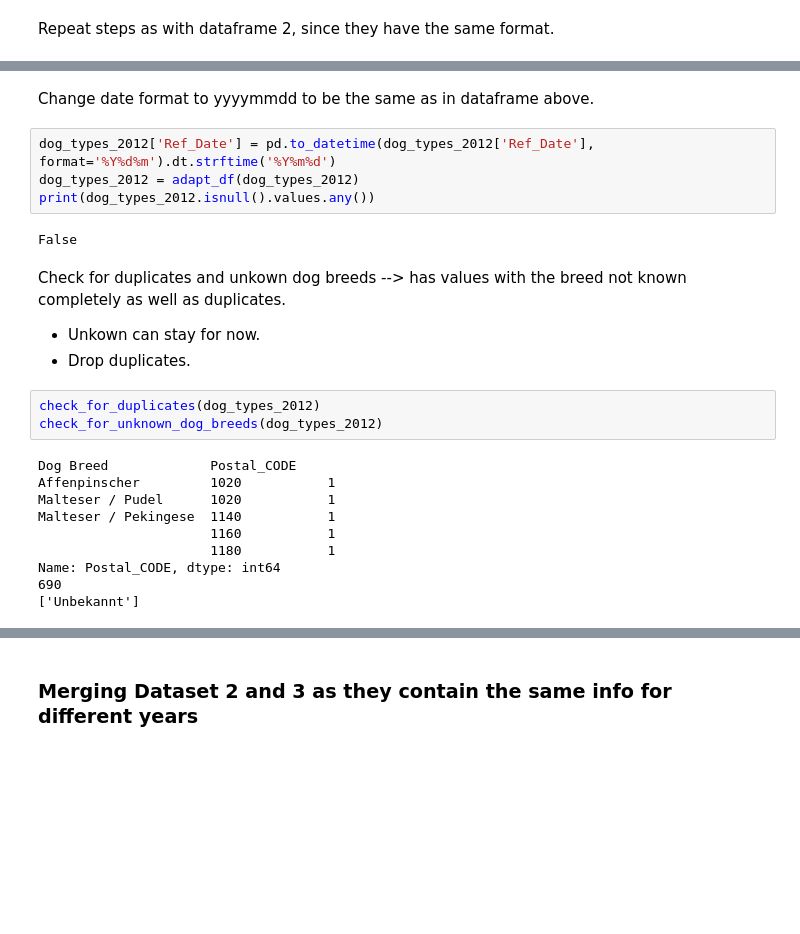
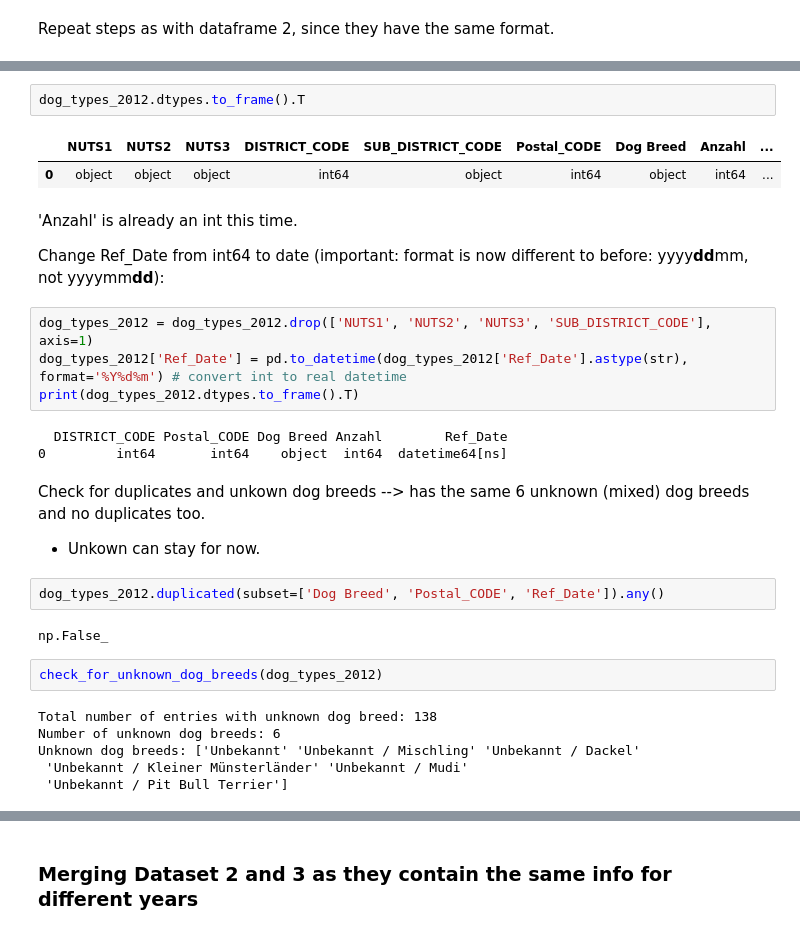
Before and after one commit to theresanother1/dee24-group-project, a Jupyter notebook: prj01.ipynb, the cells around one changed output, grey strips where cells are left out. Drawn from its saved outputs; the diff is of its cells as text; blank space fills up the shorter version.

```diff
--- a/prj01.ipynb
+++ b/prj01.ipynb
@@ -378,25 +438,31 @@ Ref_Date [20123112 20133112 20143112 20153112 20163112 20173112]
+# %%
+dog_types_2012.dtypes.to_frame().T
+# %% [output]
+|  | NUTS1 | NUTS2 | NUTS3 | DISTRICT_CODE | SUB_DISTRICT_CODE | Postal_CODE | Dog Breed | Anzahl | ... |
+| 0 | object | object | object | int64 | object | int64 | object | int64 | ... |
 # %% [markdown]
-Change date format to yyyymmdd to be the same as in dataframe above.
+'Anzahl' is already an int this time.
+
+Change Ref_Date from int64 to date (important: format is now different to before: yyyy**dd**mm, not yyyymm**dd**):
 # %%
-dog_types_2012['Ref_Date'] = pd.to_datetime(dog_types_2012['Ref_Date'], format='%Y%d%m').dt.strftime('%Y%m%d')
-dog_types_2012 = adapt_df(dog_types_2012)
-print(dog_types_2012.isnull().values.any())
+dog_types_2012 = dog_types_2012.drop(['NUTS1', 'NUTS2', 'NUTS3', 'SUB_DISTRICT_CODE'], axis=1)
+dog_types_2012['Ref_Date'] = pd.to_datetime(dog_types_2012['Ref_Date'].astype(str), format='%Y%d%m') # convert int to real datetime
+print(dog_types_2012.dtypes.to_frame().T)
 # %% [output]
-False
+  DISTRICT_CODE Postal_CODE Dog Breed Anzahl        Ref_Date
+0         int64       int64    object  int64  datetime64[ns]
 # %% [markdown]
-Check for duplicates and unkown dog breeds --> has values with the breed not known completely as well as duplicates.
+Check for duplicates and unkown dog breeds --> has the same 6 unknown (mixed) dog breeds and no duplicates too.
 * Unkown can stay for now.
-* Drop duplicates.
+# %%
+dog_types_2012.duplicated(subset=['Dog Breed', 'Postal_CODE', 'Ref_Date']).any()
+# %% [output]
+np.False_
 # %%
-check_for_duplicates(dog_types_2012)
 check_for_unknown_dog_breeds(dog_types_2012)
 # %% [output]
-Dog Breed             Postal_CODE
-Affenpinscher         1020           1
-Malteser / Pudel      1020           1
-Malteser / Pekingese  1140           1
-                      1160           1
-                      1180           1
-Name: Postal_CODE, dtype: int64
-690
-['Unbekannt']
+Total number of entries with unknown dog breed: 138
+Number of unknown dog breeds: 6
+Unknown dog breeds: ['Unbekannt' 'Unbekannt / Mischling' 'Unbekannt / Dackel'
+ 'Unbekannt / Kleiner Münsterländer' 'Unbekannt / Mudi'
+ 'Unbekannt / Pit Bull Terrier']
```
Also changed, not shown: parts of 51 cells of this notebook.
